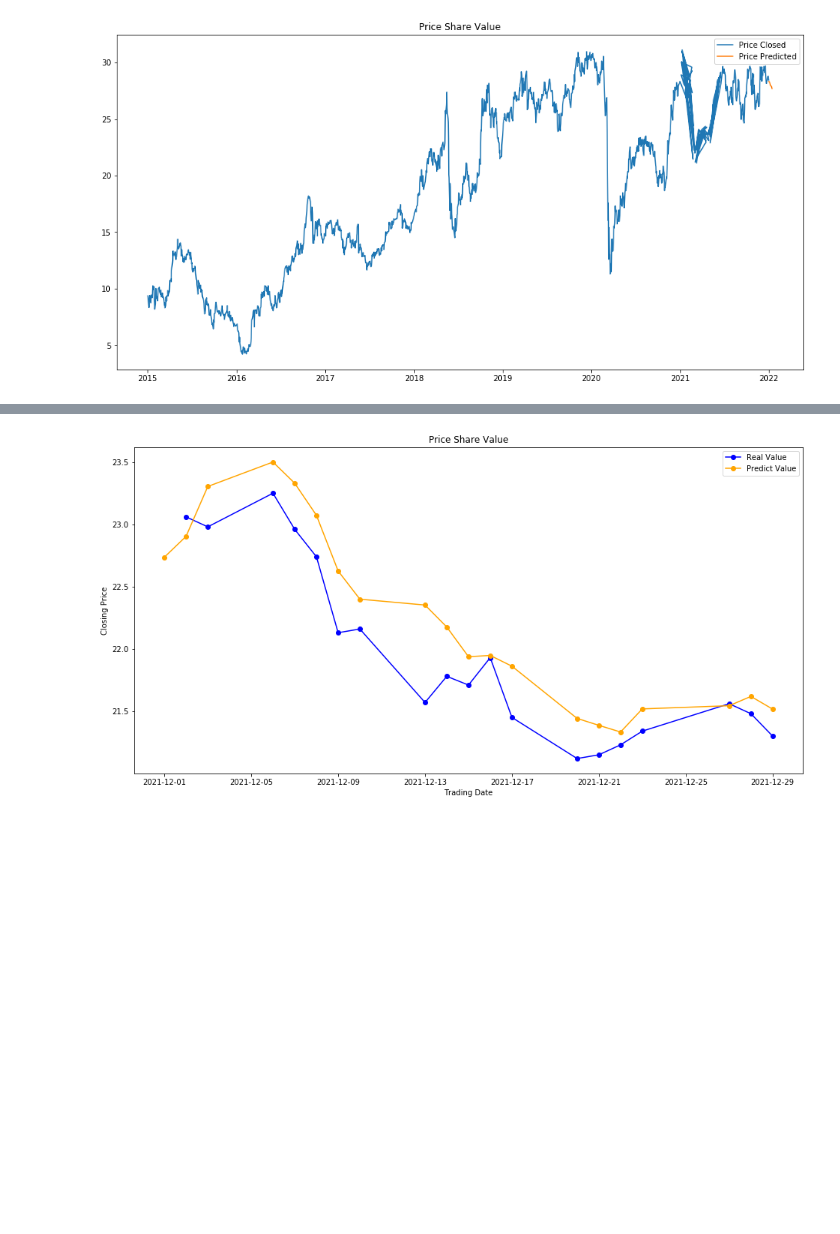
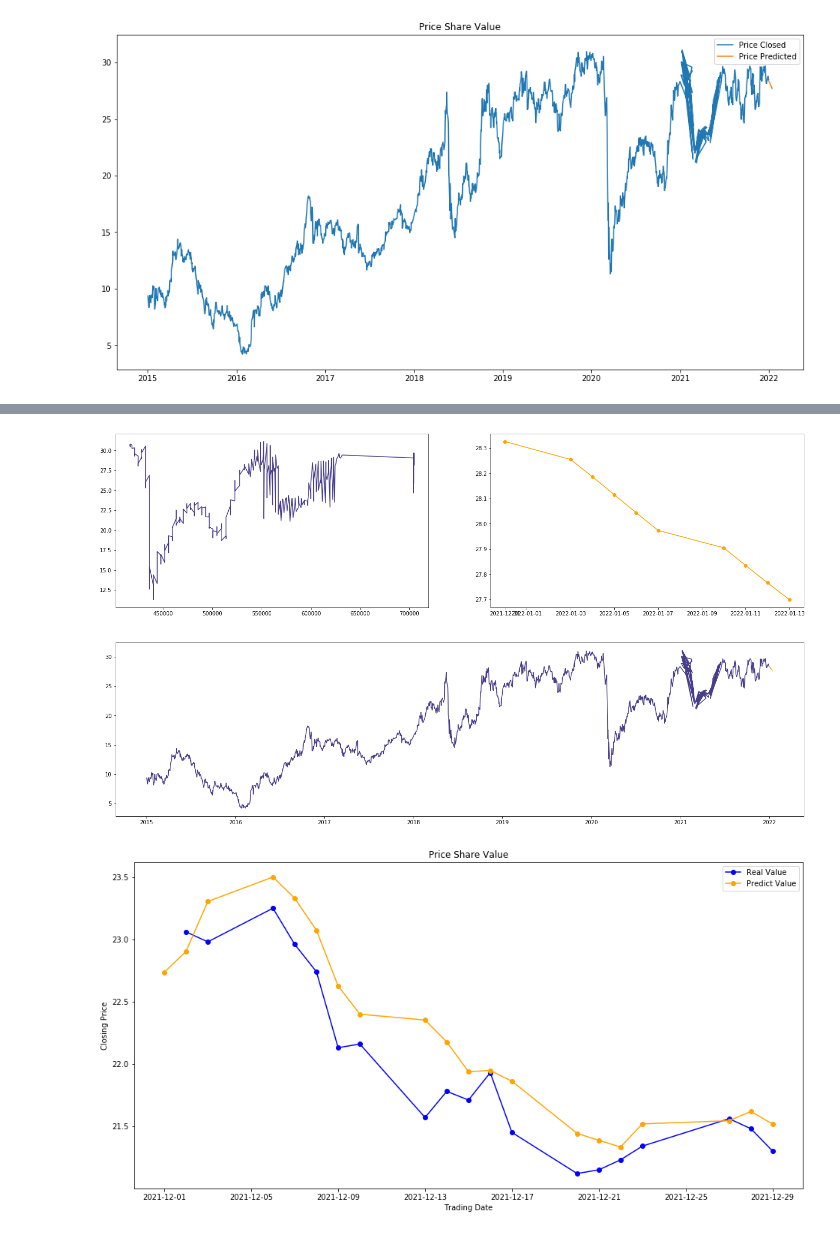
Before and after one commit to BrunoGeraldine/B3_predict_share_bmg, a Jupyter notebook: notebook/c04_b3_prediction_with_Keras_Tensorflow.ipynb, the cells around one changed output, grey strips where cells are left out. Cells and saved outputs as stored; diff of their text form; code cells hidden in the pictures; blank space fills up the shorter version.

Commit message:
final predict

```diff
--- a/notebook/c04_b3_prediction_with_Keras_Tensorflow.ipynb
+++ b/notebook/c04_b3_prediction_with_Keras_Tensorflow.ipynb
@@ -450,3 +450,21 @@ plt.plot(df_forecast['preco_fechamento'], color='orange');
+# %%
+b = df_petro[df_petro['data_pregao'] > '2020-01-01']
+fig = plt.figure(figsize=(18, 10))
+plt.subplots_adjust(bottom = 0., left = 0, top = 1., right = 1)
+
+# Create first axes, the top-left plot with green plot
+sub1 = fig.add_subplot(2,2,1) # two rows, two columns, fist cell
+plt.plot(b['preco_fechamento'], color='darkslateblue')
+# Create second axes, the top-left plot with orange plot
+sub2 = fig.add_subplot(2,2,2) # two rows, two columns, second cell
+plt.plot(df_forecast['preco_fechamento'], label='Predict Value', color='orange', marker='o');
+
+# Create third axes, a combination of third and fourth cell
+sub3 = fig.add_subplot(2,2,(3,4)) # two rows, two colums, combined third and fourth cell
+plt.plot(df_petro_cls['preco_fechamento'],color='darkslateblue')
+plt.plot(df_forecast['preco_fechamento'], color='orange');
+# %% [output]
+[figure, added]
 # %%
 #plt.figure(figsize=(16,8))
 #plt.title('Price Share Value')
```
Also changed, not shown: parts of 2 cells of this notebook.
